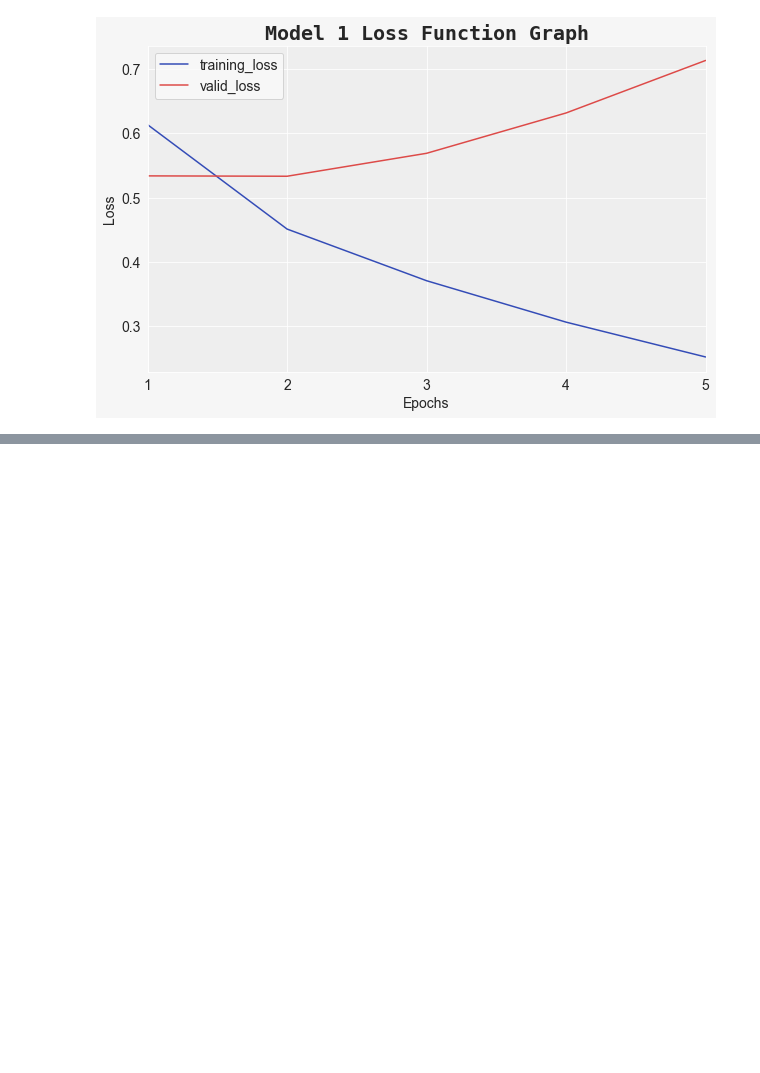
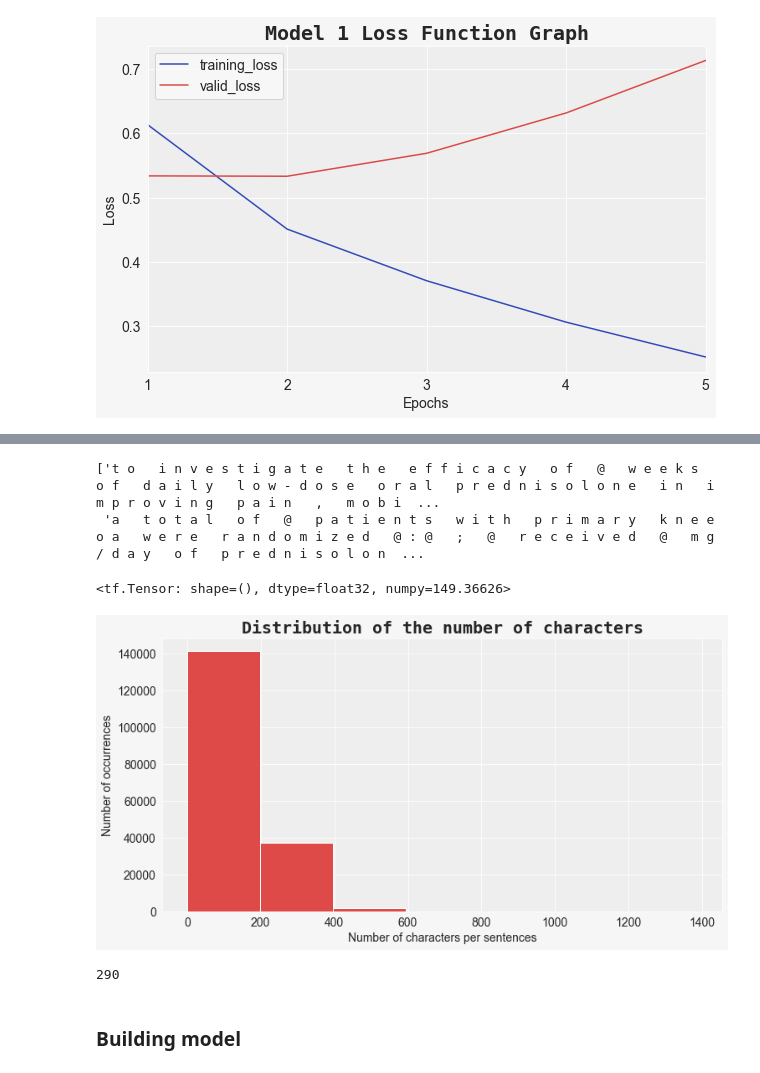
Before and after one commit to Maverick1617/Data_Science, a Jupyter notebook: Paper Implementation/PubMed 200k RCT/Notebook.ipynb, the cells around one changed output, grey strips where cells are left out. Cells and saved outputs as stored; diff of their text form; code cells hidden in the pictures; blank space fills up the shorter version.

Commit message:
added model 3

```diff
--- a/Paper Implementation/PubMed 200k RCT/Notebook.ipynb
+++ b/Paper Implementation/PubMed 200k RCT/Notebook.ipynb
@@ -31,9 +30,9 @@ data_dir = "Data/pubmed-rct/PubMed_20k_RCT_numbers_replaced_with_at_sign/"
 # %% [markdown]
 ### Preprocessing Data
 # %%
-train_data = get_raw_data(data_dir + "train.txt")
-val_data = get_raw_data(data_dir + "dev.txt")
-test_data = get_raw_data(data_dir + "test.txt")
+train_data = preprocessing.get_raw_data(data_dir + "train.txt")
+val_data = preprocessing.get_raw_data(data_dir + "dev.txt")
+test_data = preprocessing.get_raw_data(data_dir + "test.txt")
 # %%
 len(train_data), len(val_data), len(test_data)
 # %% [output]
@@ -455,0 +469,26 @@ calculate_result(y_true=etest_labels, y_predict=model_2_preds)
+# %%
+train_chars[:2][:20]
+# %% [output]
+['t o   i n v e s t i g a t e   t h e   e f f i c a c y   o f   @   w e e k s   o f   d a i l y   l o w - d o s e   o r a l   p r e d n i s o l o n e   i n   i m p r o v i n g   p a i n   ,   m o b i  ...
+ 'a   t o t a l   o f   @   p a t i e n t s   w i t h   p r i m a r y   k n e e   o a   w e r e   r a n d o m i z e d   @ : @   ;   @   r e c e i v e d   @   m g / d a y   o f   p r e d n i s o l o n  ...
+# %%
+# figuring out output sequence length
+char_lens = [float(len(sen)) for sen in train_sen]
+tf.reduce_mean(char_lens)
+# %% [output]
+<tf.Tensor: shape=(), dtype=float32, numpy=149.36626>
+# %%
+# Checking the distribution of the characters
+niffo_plotter.plot_histogram(char_lens, bins=7, xlabel="Number of characters per sentences",
+                            ylabel="Number of occurrences",
+                            title="Distribution of the number of characters")
+# %% [output]
+[figure, added]
+# %%
+# Finding character length that covers 95% of the sequences
+os_length = int(np.percentile(char_lens, 95))
+os_length
+# %% [output]
+290
+# %% [markdown]
+### Building model
```
Also changed, not shown: parts of 36 cells of this notebook, 1 other file.
